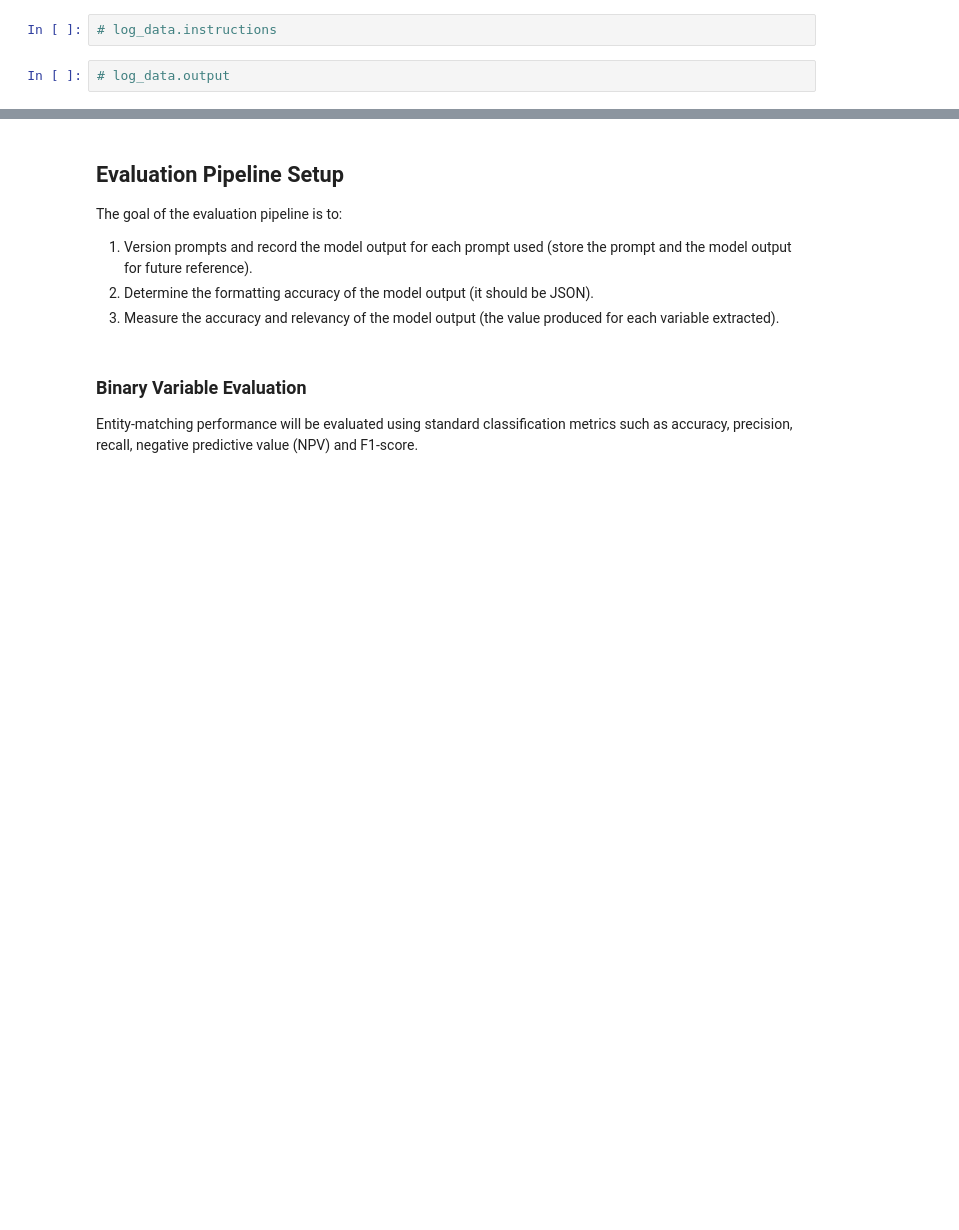
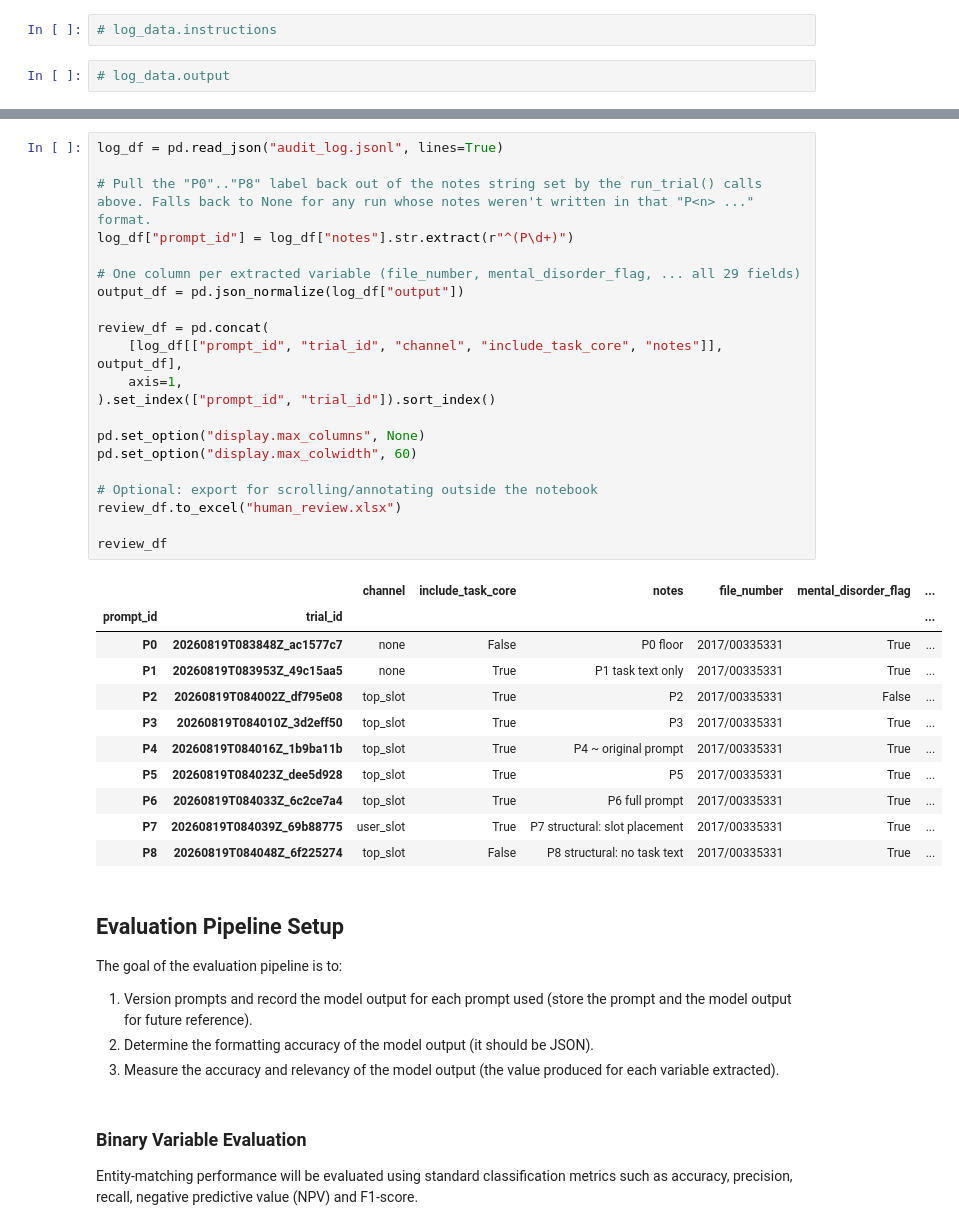
Before and after one commit to prerna-roy/dissertation, a Jupyter notebook: prompt_pipeline_poc.ipynb, the cells around one changed output, grey strips where cells are left out. Saved outputs shown, nothing was run; the diff lists cells and outputs as text; blank space fills up the shorter version.

```diff
--- a/prompt_pipeline_poc.ipynb
+++ b/prompt_pipeline_poc.ipynb
@@ -181,3 +387,36 @@ with open("audit_log.jsonl", "a") as f:
+# %%
+log_df = pd.read_json("audit_log.jsonl", lines=True)
+
+# Pull the "P0".."P8" label back out of the notes string set by the run_trial() calls above. Falls back to None for any run whose notes weren't written in that "P<n> ..." format.
+log_df["prompt_id"] = log_df["notes"].str.extract(r"^(P\d+)")
+
+# One column per extracted variable (file_number, mental_disorder_flag, ... all 29 fields)
+output_df = pd.json_normalize(log_df["output"])
+
+review_df = pd.concat(
+    [log_df[["prompt_id", "trial_id", "channel", "include_task_core", "notes"]], output_df],
+    axis=1,
+).set_index(["prompt_id", "trial_id"]).sort_index()
+
+pd.set_option("display.max_columns", None)
+pd.set_option("display.max_colwidth", 60)
+
+# Optional: export for scrolling/annotating outside the notebook
+review_df.to_excel("human_review.xlsx")
+
+review_df
+# %% [output]
+|  |  | channel | include_task_core | notes | file_number | mental_disorder_flag | ... |
+| prompt_id | trial_id |  |  |  |  |  | ... |
+| P0 | 20260819T083848Z_ac1577c7 | none | False | P0 floor | 2017/00335331 | True | ... |
+| P1 | 20260819T083953Z_49c15aa5 | none | True | P1 task text only | 2017/00335331 | True | ... |
+| P2 | 20260819T084002Z_df795e08 | top_slot | True | P2 | 2017/00335331 | False | ... |
+| P3 | 20260819T084010Z_3d2eff50 | top_slot | True | P3 | 2017/00335331 | True | ... |
+| P4 | 20260819T084016Z_1b9ba11b | top_slot | True | P4 ~ original prompt | 2017/00335331 | True | ... |
+| P5 | 20260819T084023Z_dee5d928 | top_slot | True | P5 | 2017/00335331 | True | ... |
+| P6 | 20260819T084033Z_6c2ce7a4 | top_slot | True | P6 full prompt | 2017/00335331 | True | ... |
+| P7 | 20260819T084039Z_69b88775 | user_slot | True | P7 structural: slot placement | 2017/00335331 | True | ... |
+| P8 | 20260819T084048Z_6f225274 | top_slot | False | P8 structural: no task text | 2017/00335331 | True | ... |
 # %% [markdown]
 ## Evaluation Pipeline Setup
 
```
Also changed, not shown: parts of 10 cells of this notebook.
